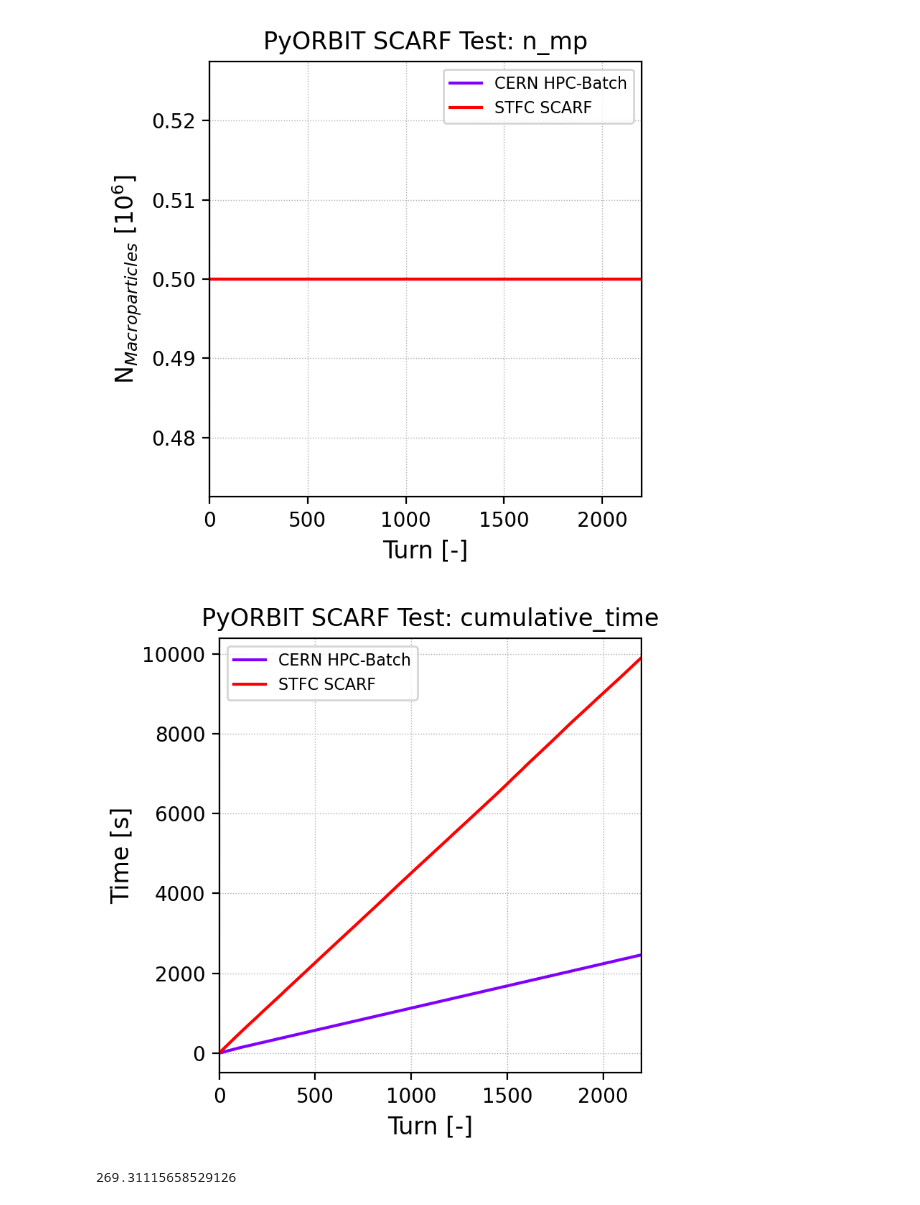
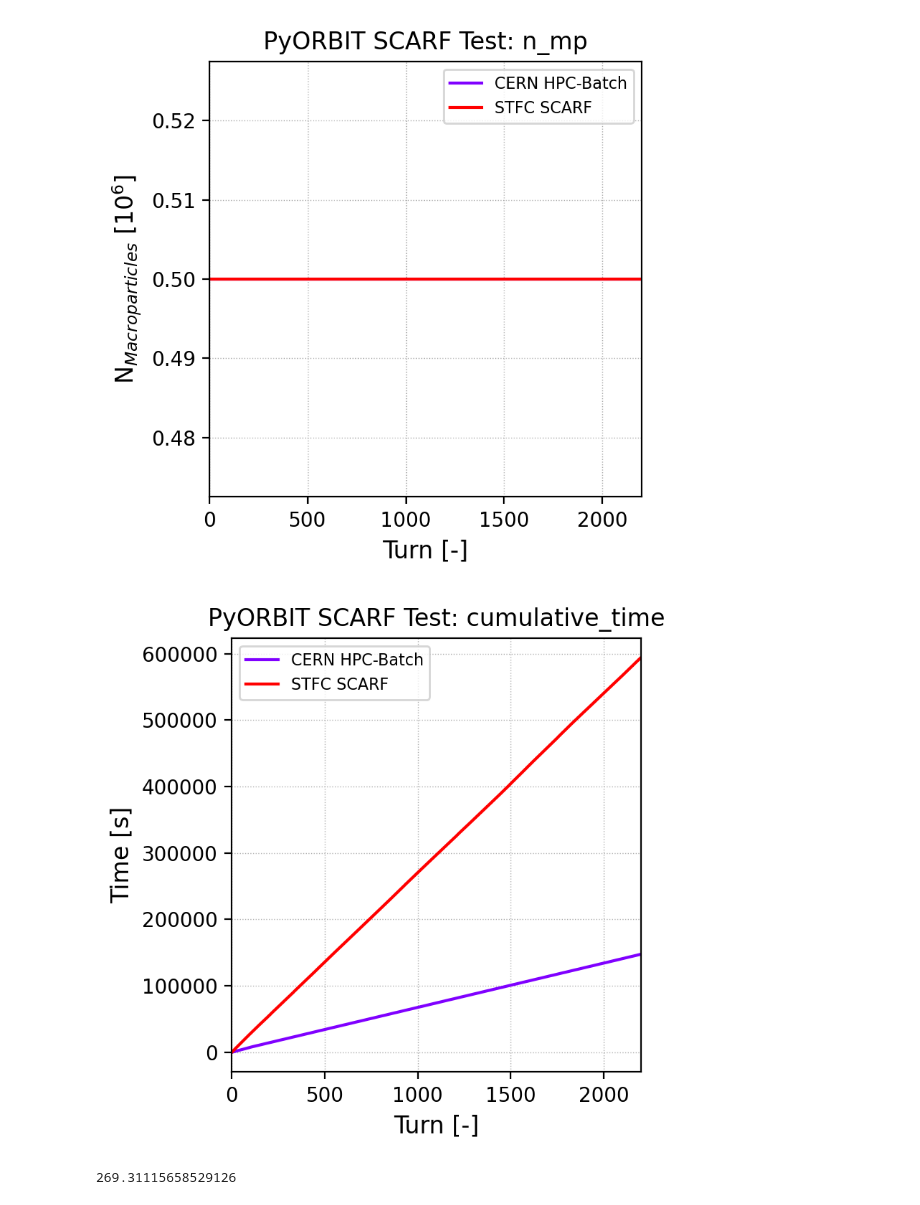
Before and after one commit to HaroonRafique/SCARF_PTC_PyORBIT_Test, a Jupyter notebook: 00_Initial_Test/1_H_07_Output.ipynb, the cells around one changed output. Drawn from its saved outputs; the diff is of its cells as text; code cells hidden in the pictures.

```diff
--- a/00_Initial_Test/1_H_07_Output.ipynb
+++ b/00_Initial_Test/1_H_07_Output.ipynb
@@ -170,33 +170,33 @@ plt.savefig(savename);
 [figure]
 # %%
 parameter = 'cumulative_time'
-multi1 = 1./60.
+multi1 = 1
 y_label = 'Time [s]'
 
 fig1 = plt.figure(facecolor='w', edgecolor='k', figsize=(4.,4.), tight_layout=True)
 ax1 = fig1.add_subplot(111)
 
 title = main_label + ': ' + parameter
 ax1.set_title(title)
 
 ax1.set_xlabel('Turn [-]')
 ax1.set_ylabel(y_label)
 
 colors = cm.rainbow(np.linspace(0, 1, len(dd1.keys())))
 c_it = int(0)
 
 for key, value in sorted(dd1.items()):
     ax1.plot(dd1[key]['turn'][0], dd1[key][parameter][0]*multi1, label=key, color=colors[c_it]);
     c_it = c_it + 1;
 
 ax1.grid(which='both',lw=0.5, ls=':');
 ax1.legend();
 ax1.set_xlim(0, 2200);
 
 savename = save_folder +'/' + main_label + '_' + parameter + '.png'
 plt.savefig(savename);
 # %% [output]
-[figure, old version]
+[figure, new version]
 # %%
 average_SCARF_turn = np.mean(dd1['STFC SCARF']['turn_duration'][0])
 average_SCARF_turn
```
Also changed, not shown: parts of 1 cell of this notebook, 1 other file.
